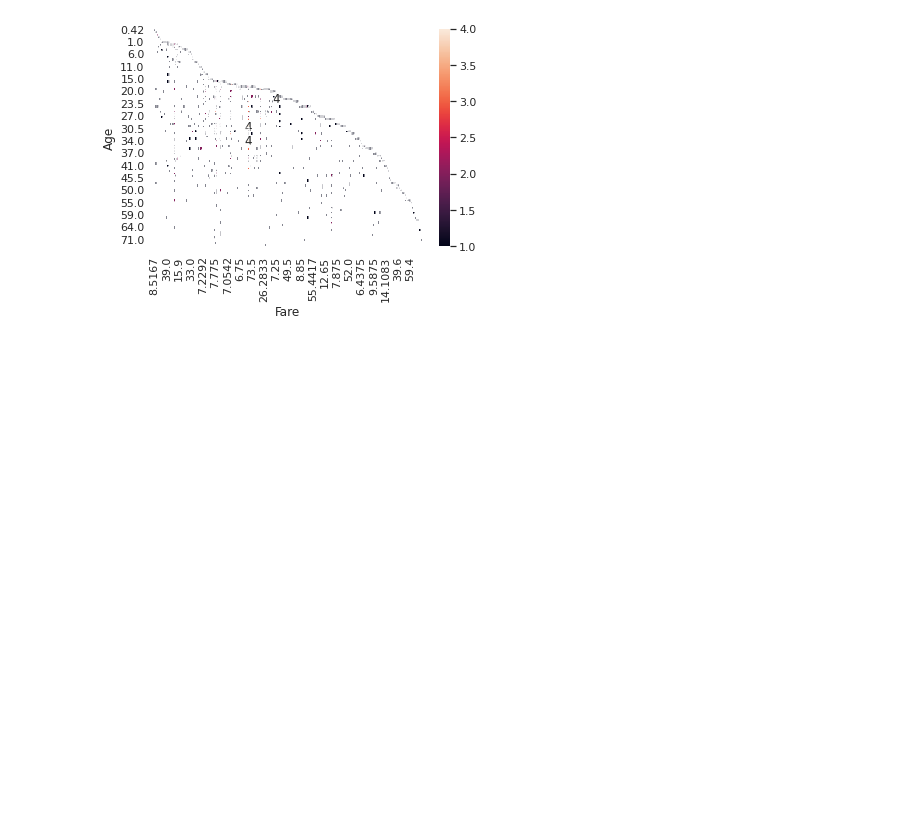
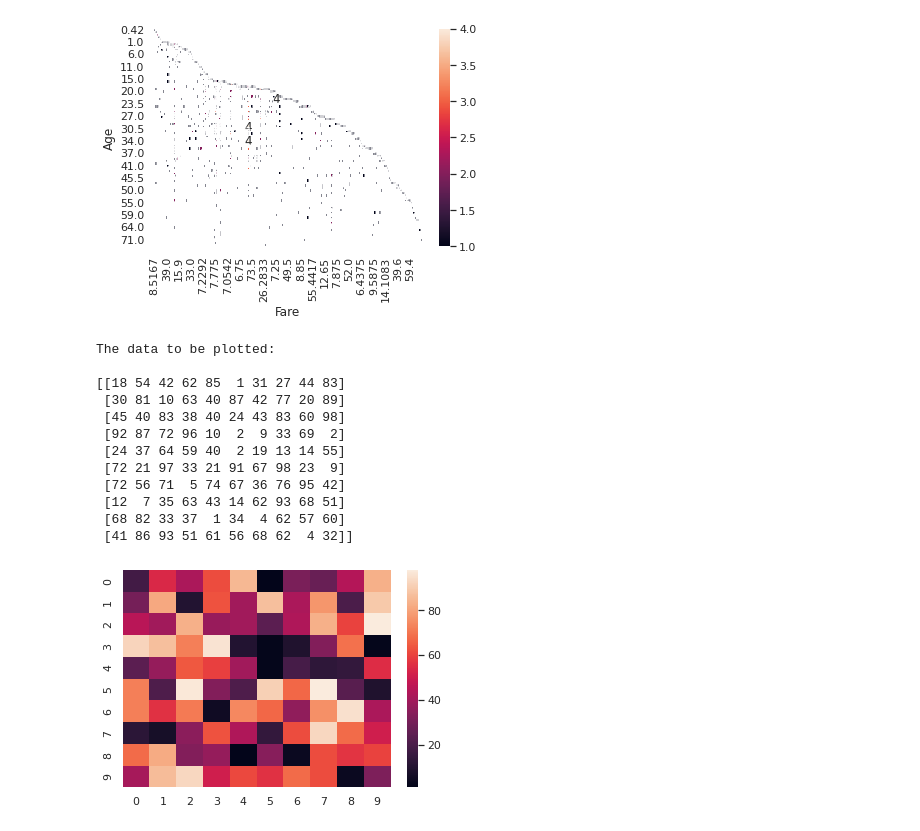
Before and after one commit to mansi0829/sem6, a Jupyter notebook: DSBDAL/A4/31231_A4.ipynb, the cells around one changed output. Cells and saved outputs as stored; diff of their text form; code cells hidden in the pictures; blank space fills up the shorter version.

```diff
--- a/DSBDAL/A4/31231_A4.ipynb
+++ b/DSBDAL/A4/31231_A4.ipynb
@@ -222,3 +222,29 @@ sns.heatmap(age_fare,annot=True)
 # %% [output]
 <AxesSubplot:xlabel='Fare', ylabel='Age'>
 [figure]
+# %%
+data = np.random.randint(low = 1,
+                         high = 100,
+                         size = (10, 10))
+print("The data to be plotted:\n")
+print(data)
+
+# plotting the heatmap
+hm = sns.heatmap(data = data)
+
+# displaying the plotted heatmap
+plt.show()
+# %% [output]
+The data to be plotted:
+
+[[18 54 42 62 85  1 31 27 44 83]
+ [30 81 10 63 40 87 42 77 20 89]
+ [45 40 83 38 40 24 43 83 60 98]
+ [92 87 72 96 10  2  9 33 69  2]
+ [24 37 64 59 40  2 19 13 14 55]
+ [72 21 97 33 21 91 67 98 23  9]
+ [72 56 71  5 74 67 36 76 95 42]
+ [12  7 35 63 43 14 62 93 68 51]
+ [68 82 33 37  1 34  4 62 57 60]
+ [41 86 93 51 61 56 68 62  4 32]]
+[figure, added]
```
